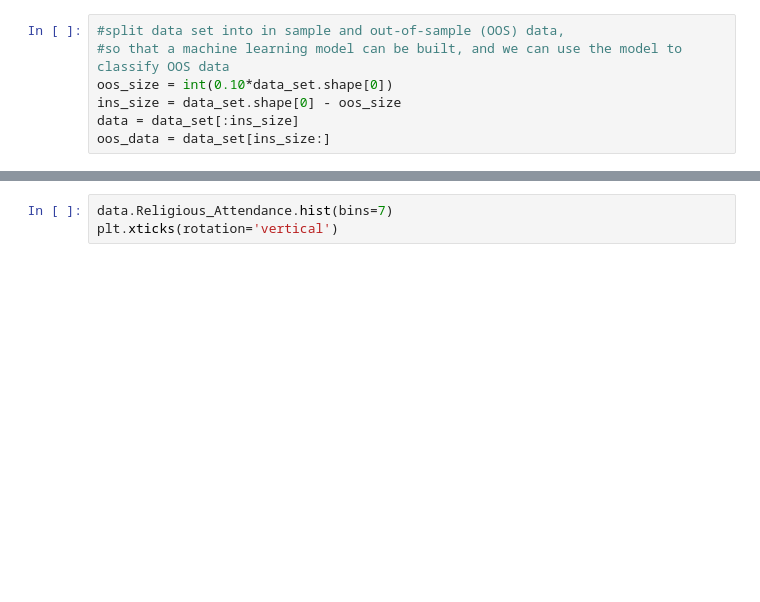
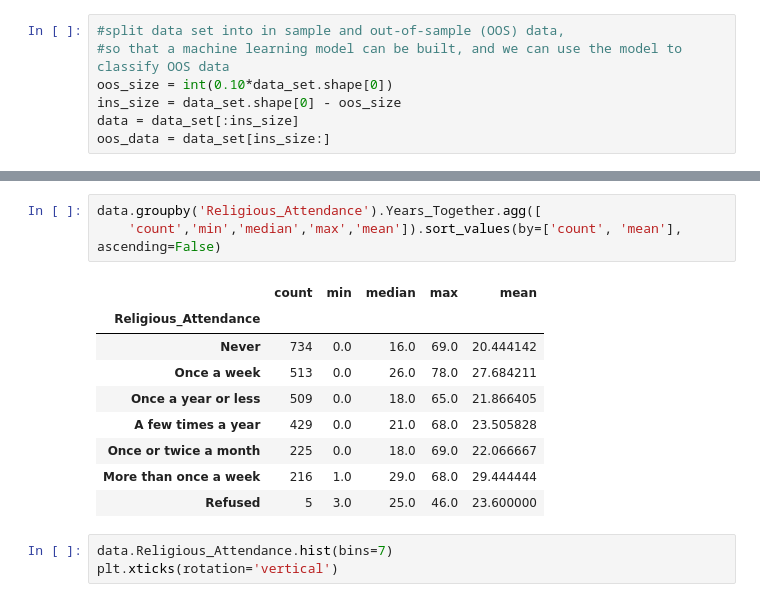
Before and after one commit to grantrzchan/Date_Marriage_HCMST_2017, a Jupyter notebook: Exploratory_Data_Analysis.ipynb, the cells around one changed output, grey strips where cells are left out. Cells and saved outputs as stored; diff of their text form; blank space fills up the shorter version.

```diff
--- a/Exploratory_Data_Analysis.ipynb
+++ b/Exploratory_Data_Analysis.ipynb
@@ -61,3 +151,16 @@ plt.show()
+# %%
+data.groupby('Religious_Attendance').Years_Together.agg([
+    'count','min','median','max','mean']).sort_values(by=['count', 'mean'], ascending=False)
+# %% [output]
+|  | count | min | median | max | mean |
+| Religious_Attendance |  |  |  |  |  |
+| Never | 734 | 0.0 | 16.0 | 69.0 | 20.444142 |
+| Once a week | 513 | 0.0 | 26.0 | 78.0 | 27.684211 |
+| Once a year or less | 509 | 0.0 | 18.0 | 65.0 | 21.866405 |
+| A few times a year | 429 | 0.0 | 21.0 | 68.0 | 23.505828 |
+| Once or twice a month | 225 | 0.0 | 18.0 | 69.0 | 22.066667 |
+| More than once a week | 216 | 1.0 | 29.0 | 68.0 | 29.444444 |
+| Refused | 5 | 3.0 | 25.0 | 46.0 | 23.600000 |
 # %%
 data.Religious_Attendance.hist(bins=7)
 plt.xticks(rotation='vertical')
```
Also changed, not shown: parts of 12 cells of this notebook, 1 other file.
